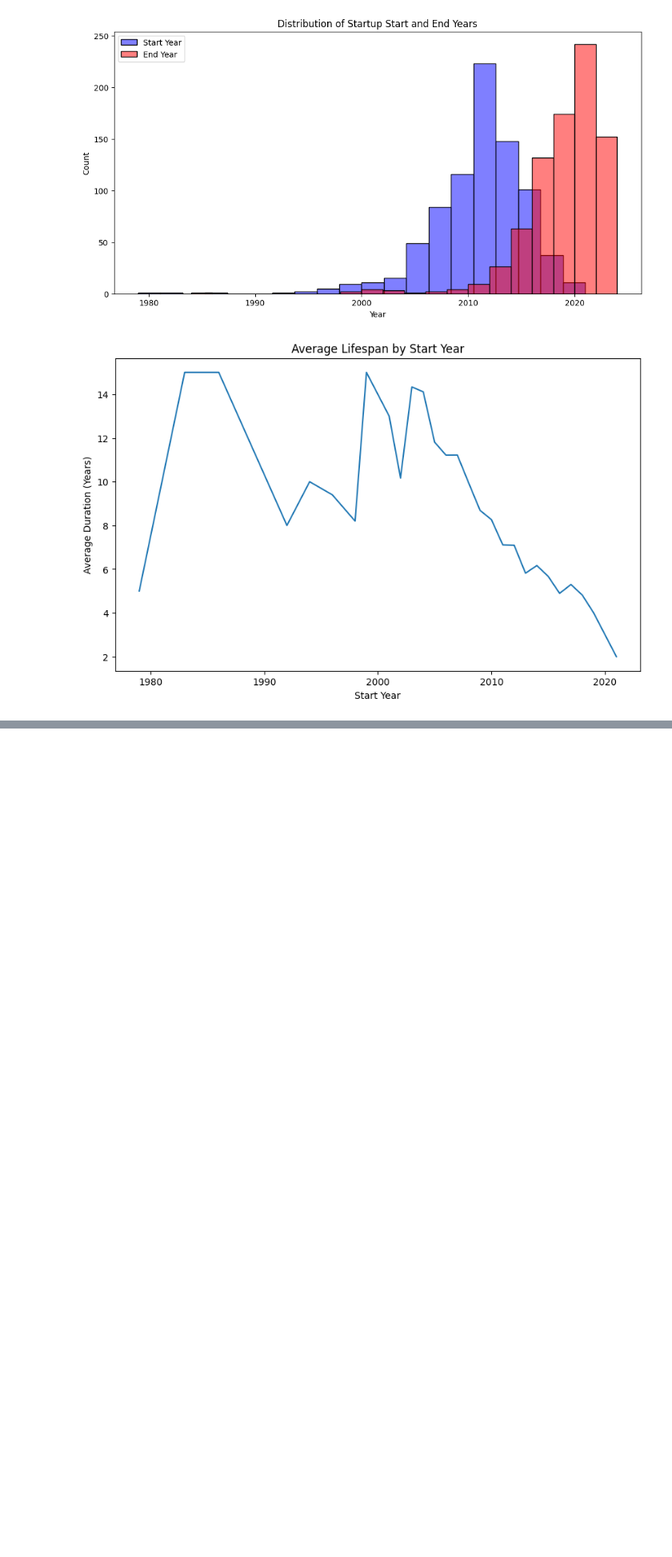
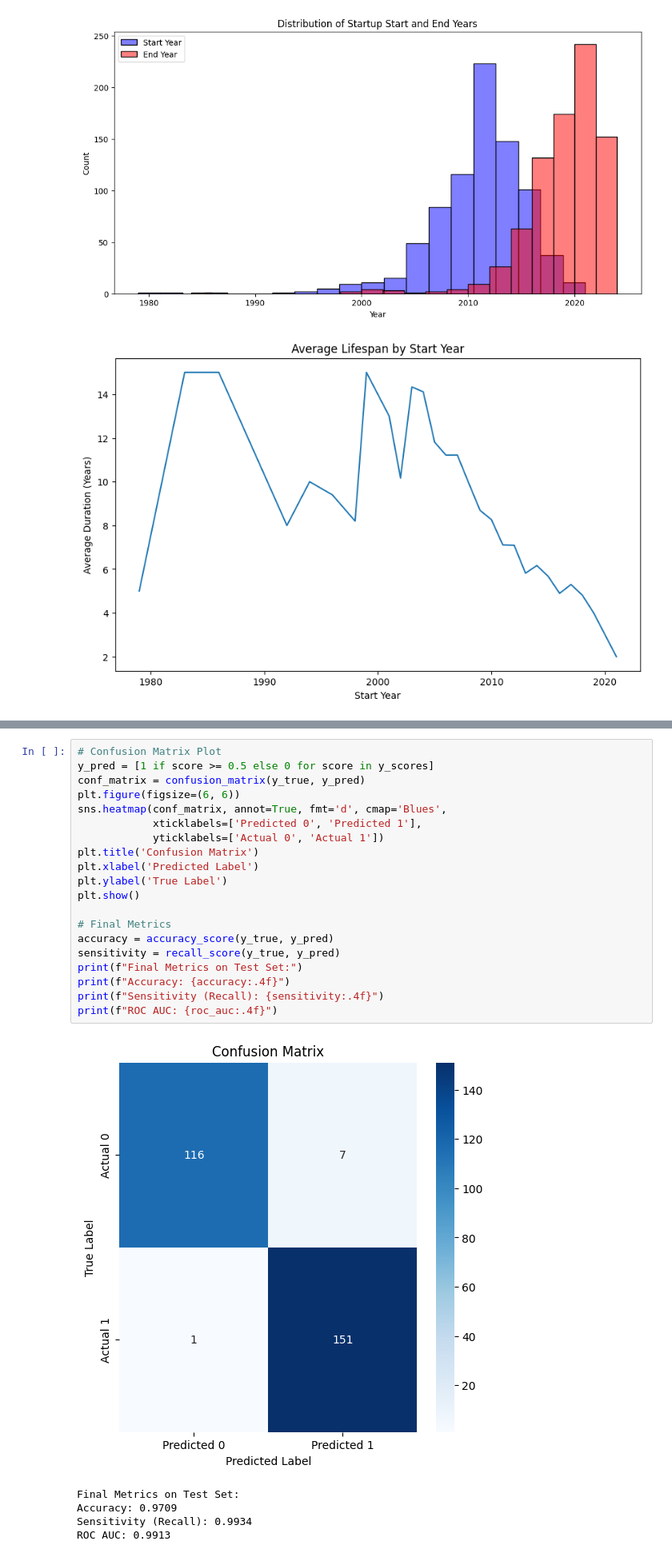
Before and after one commit to romanmicuda/startup-failures, a Jupyter notebook: startup-failures.ipynb, the cells around one changed output, grey strips where cells are left out. Shown at 80% size. Cells and saved outputs as stored; diff of their text form; blank space fills up the shorter version.

Commit message:
feat: apply classification for label Giants

```diff
--- a/startup-failures.ipynb
+++ b/startup-failures.ipynb
@@ -270,0 +514,26 @@ plt.show()
+# %%
+# Confusion Matrix Plot
+y_pred = [1 if score >= 0.5 else 0 for score in y_scores]
+conf_matrix = confusion_matrix(y_true, y_pred)
+plt.figure(figsize=(6, 6))
+sns.heatmap(conf_matrix, annot=True, fmt='d', cmap='Blues',
+            xticklabels=['Predicted 0', 'Predicted 1'],
+            yticklabels=['Actual 0', 'Actual 1'])
+plt.title('Confusion Matrix')
+plt.xlabel('Predicted Label')
+plt.ylabel('True Label')
+plt.show()
+
+# Final Metrics
+accuracy = accuracy_score(y_true, y_pred)
+sensitivity = recall_score(y_true, y_pred)
+print(f"Final Metrics on Test Set:")
+print(f"Accuracy: {accuracy:.4f}")
+print(f"Sensitivity (Recall): {sensitivity:.4f}")
+print(f"ROC AUC: {roc_auc:.4f}")
+# %% [output]
+[figure, added]
+Final Metrics on Test Set:
+Accuracy: 0.9709
+Sensitivity (Recall): 0.9934
+ROC AUC: 0.9913
```
Also changed, not shown: parts of 1 cell of this notebook.
